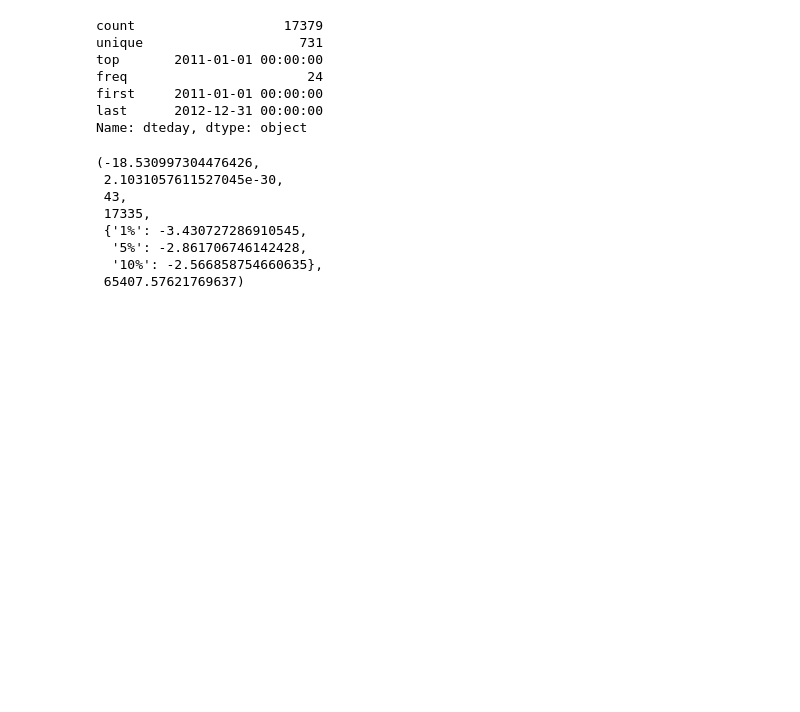
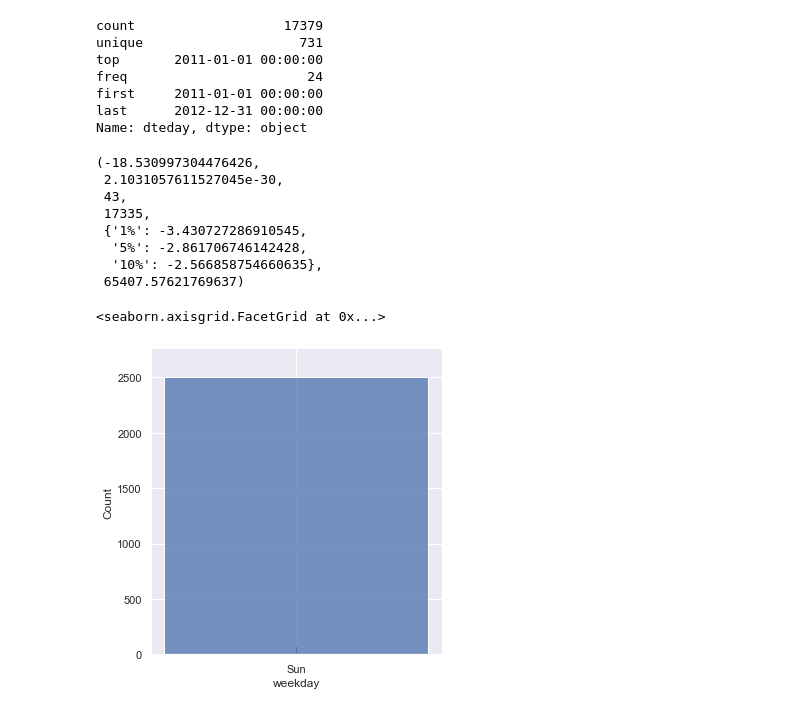
Before and after one commit to movifu1982/Bike-project, a Jupyter notebook: bike 1.ipynb, the cells around one changed output. Saved outputs shown, nothing was run; the diff lists cells and outputs as text; code cells hidden in the pictures; blank space fills up the shorter version.

```diff
--- a/bike 1.ipynb
+++ b/bike 1.ipynb
@@ -674,0 +658,5 @@ sts.adfuller(bike_hour.hr)
+# %%
+sns.displot(bike_hour.weekday[bike_hour.weekday == "Sun"], kde=False, rug=True)
+# %% [output]
+<seaborn.axisgrid.FacetGrid at 0x...>
+[figure, added]
```
Also changed, not shown: parts of 11 cells of this notebook.
